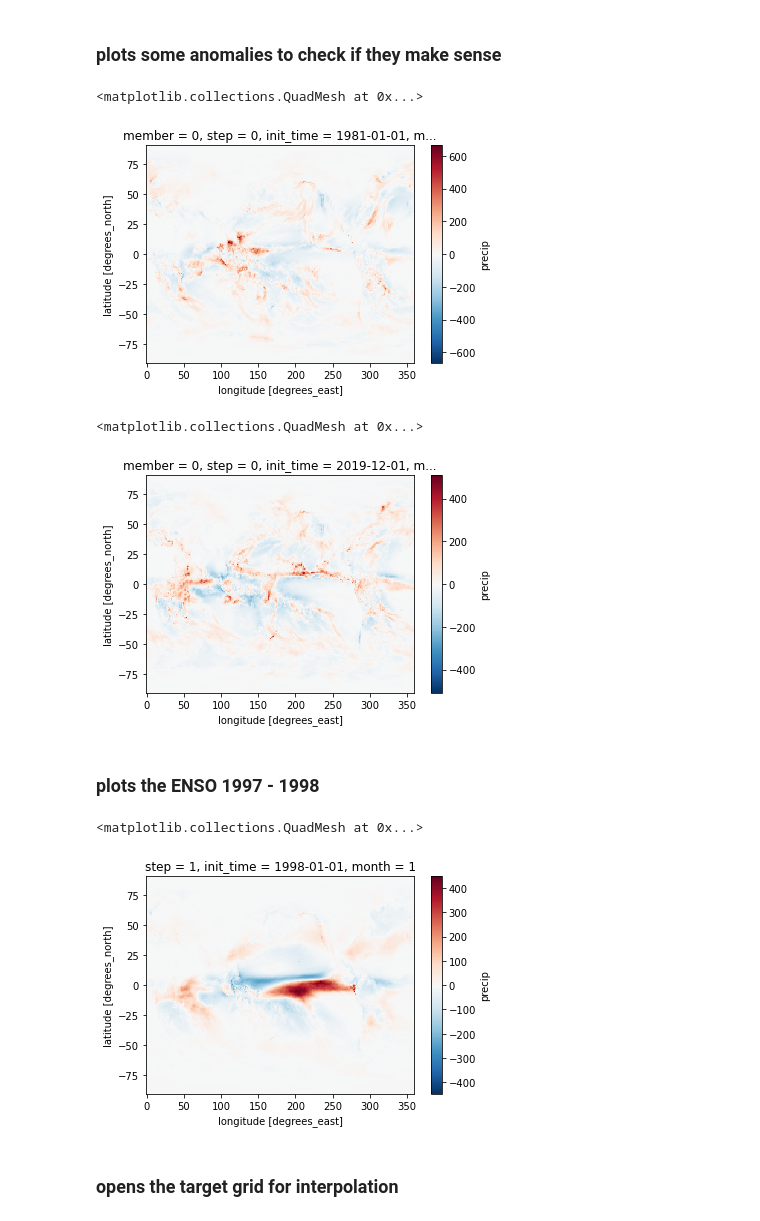
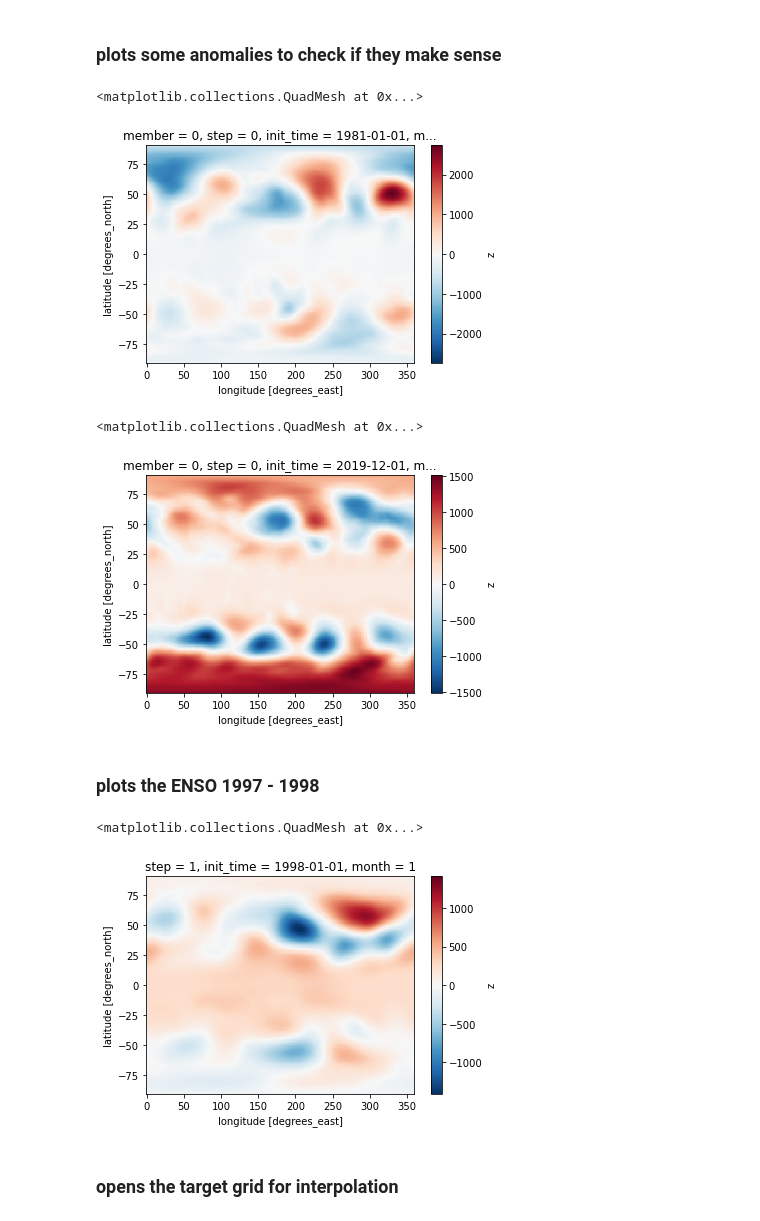
Before and after one commit to nicolasfauchereau/ML4seas, a Jupyter notebook: processors/CDS/notebooks/read_ECMWF_nc_downloads.ipynb, the cells around one changed output. Saved outputs shown, nothing was run; the diff lists cells and outputs as text; code cells hidden in the pictures.

```diff
--- a/processors/CDS/notebooks/read_ECMWF_nc_downloads.ipynb
+++ b/processors/CDS/notebooks/read_ECMWF_nc_downloads.ipynb
@@ -119,5 +45,6 @@ the last file is /media/nicolasf/END19101/data/GCMs/downloads/ECMWF/PRECIP/CDS_E
 # %%
 dset_all = xr.open_mfdataset(lfiles, concat_dim='init_time', preprocess=preprocess_ECMWF_nc, parallel=True)
 # %%
-dset_all_mm = convert_rainfall(dset_all, time_var='init_time')
+if varname == 'PRECIP':
+    dset_all = convert_rainfall(dset_all, time_var='init_time')
 # %%
@@ -131,7 +58,7 @@ dset_all_mm['precip'].isel(init_time=0, step=0, member=0).plot()
 clim_years = ['1981', '2010']
 # clim_years = ['1993','2016']
 # %%
-clim = dset_all_mm.sel(init_time=slice(*clim_years)).mean('member')
+clim = dset_all.sel(init_time=slice(*clim_years)).mean('member')
 # %%
 clim = clim.groupby(clim.init_time.dt.month).mean()
 # %%
@@ -141,5 +68,6 @@ fg = clim.isel(step=0)['precip'].plot(x='lon',y='lat', col='month', col_wrap=3)
 # %%
-clim = clim.drop('ndays')
+if varname == 'PRECIP':
+    clim = clim.drop('ndays')
 # %%
 opath = dpath.parents[2].joinpath(f'processed/{provider}/{GCM}/{varname}')
 
@@ -166,7 +98,7 @@ if save_clim:
 # %% [markdown]
 ### calculates the monthly anomalies
 # %%
-anoms = (dset_all_mm.groupby(dset_all_mm.init_time.dt.month)) - clim
+anoms = (dset_all.groupby(dset_all.init_time.dt.month)) - clim
 # %%
 anoms
 # %% [output]
@@ -192,22 +124,22 @@ Attributes: (0)
 # %% [markdown]
 ### plots some anomalies to check if they make sense
 # %%
-anoms['precip'][0,0,0,:,:].plot()
+anoms['z'][0,0,0,:,:].plot()
 # %% [output]
 <matplotlib.collections.QuadMesh at 0x...>
-[figure, old version]
+[figure, new version]
 # %%
-anoms['precip'][-1,0,0,:,:].plot()
+anoms['z'][-1,0,0,:,:].plot()
 # %% [output]
 <matplotlib.collections.QuadMesh at 0x...>
-[figure, old version]
+[figure, new version]
 # %% [markdown]
 ### plots the ENSO 1997 - 1998
 # %%
-anoms.sel(init_time='1998-01-01')['precip'].mean('member').isel(step=1).plot()
+anoms.sel(init_time='1998-01-01')['z'].mean('member').isel(step=1).plot()
 # %% [output]
 <matplotlib.collections.QuadMesh at 0x...>
-[figure, old version]
+[figure, new version]
 # %% [markdown]
 ### opens the target grid for interpolation
 # %%
```
Also changed, not shown: parts of 10 cells of this notebook.
